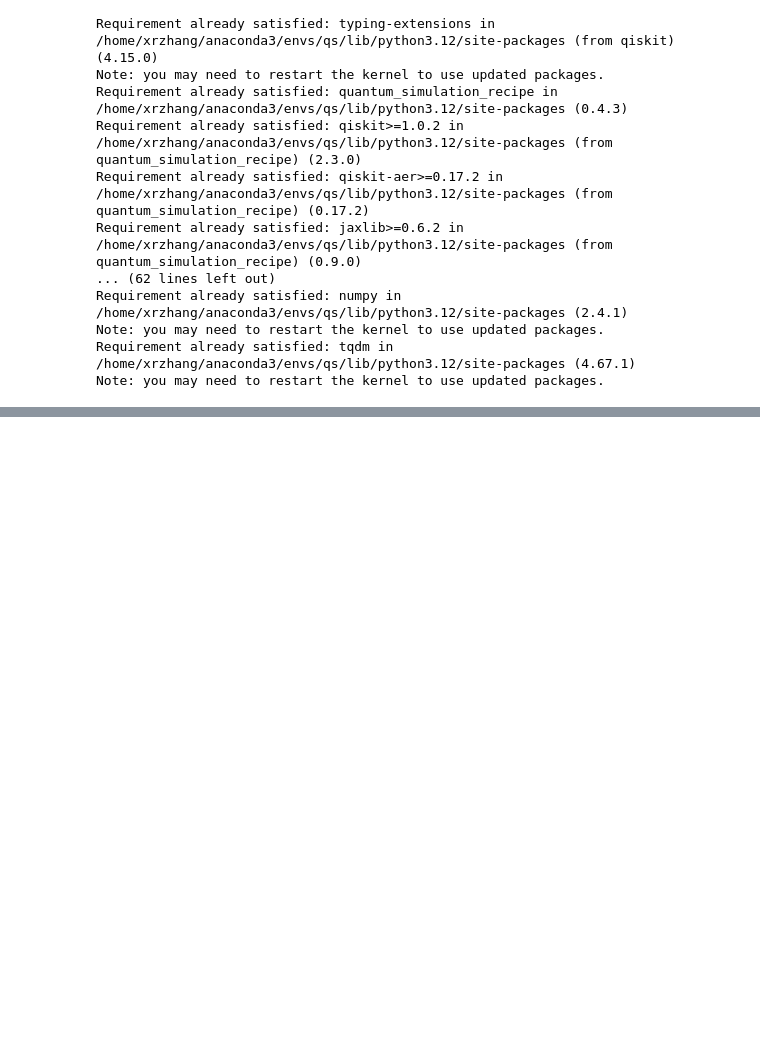
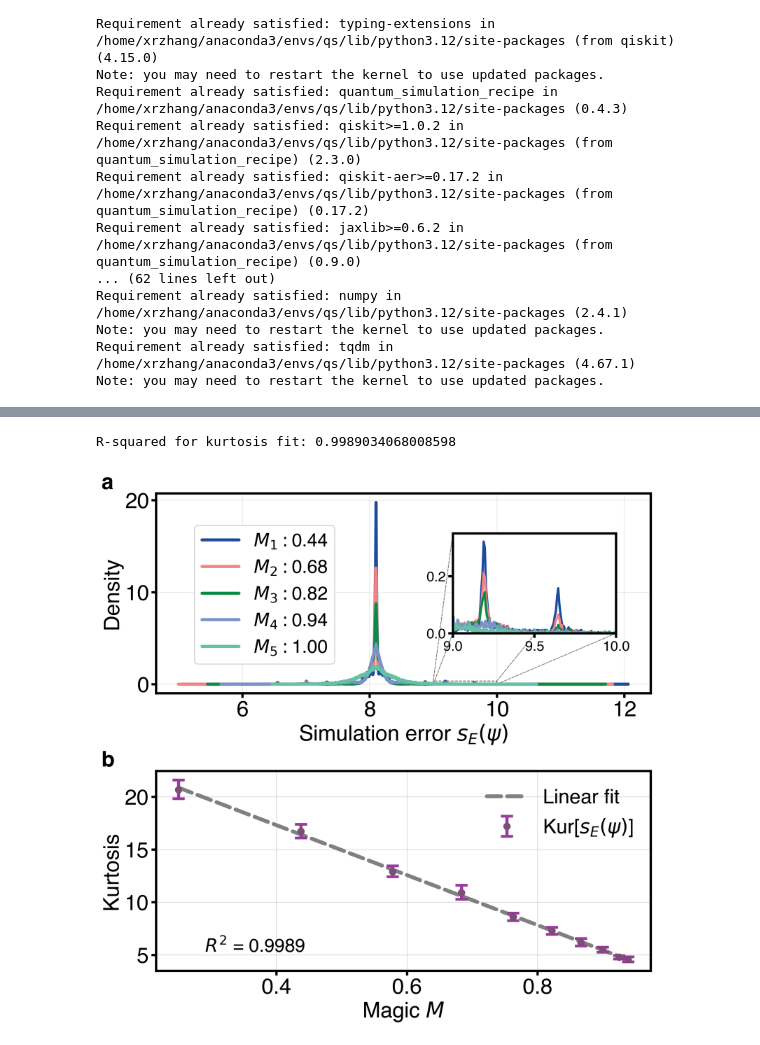
Before and after one commit to Xran-ZH/Quantum-Resource-and-Quantum-Simulation, a Jupyter notebook: kurtosis.ipynb, the cells around one changed output, grey strips where cells are left out. Cells and saved outputs as stored; diff of their text form; code cells hidden in the pictures; blank space fills up the shorter version.

```diff
--- a/kurtosis.ipynb
+++ b/kurtosis.ipynb
@@ -272,8 +274,8 @@ for j, mag in enumerate(magics_kurt):
     pbar.close()
     quantiles=[0.025,0.975]
     lower, upper = np.quantile(biases, quantiles)
-    Test_set[0,j]=-lower
-    Test_set[1,j]=upper
+    Test_set[1,j]=-lower
+    Test_set[0,j]=upper
 # %%
 
 # Create figure with two subplots side by side
@@ -357,35 +359,40 @@ con4 = ConnectionPatch(xyA=(zoom_x_max, zoom_y_max), xyB=(zoom_x_max, zoom_y_max
 ax_left.add_artist(con1)
 ax_left.add_artist(con2)
 ax_left.add_artist(con3)
 ax_left.add_artist(con4)
 
 # ========== RIGHT PLOT: KURTOSIS ==========
 colors_right = ['#E4A031', '#D68438', '#C76B60', '#B55384', '#7C4D77', '#474769', '#B2B6C1', '#4C7780', '#73A5A2', '#F6E2C1', '#F3DBC1', '#D6E2E2', '#F0EFED', '#E3BBED', '#26445E']
 
 # Fit and plot - EXACTLY as in kurtosis.py
 z1 = np.polyfit(magics_kurt, moments, 1)
 p1 = np.poly1d(z1)
+R_squared = np.corrcoef(moments, p1(magics_kurt))[0,1]**2
+print(f"R-squared for kurtosis fit: {R_squared}")
 moments_pre = p1(magics_kurt)
 ax_right.plot(magics_kurt, moments_pre, "--", color='gray', linewidth=5, label='Linear fit')
 
 
 ax_right.set_xlabel(r"Magic $M$", fontdict=fontprops)
 ax_right.set_ylabel(r"Kurtosis", fontdict=fontprops)
 ax_right.tick_params(axis='both', labelsize=ls)
 ax_right.grid(True, alpha=0.5)
 
 # Plot points - EXACTLY as in kurtosis.py
 # ax_right.plot(magics_kurt, moments, "o", markerfacecolor=colors_right[0],
 #               markeredgecolor=colors_right[4], markersize=12, markeredgewidth=3,label=r'Kur[$s_E(\psi)$]')
 ax_right.errorbar(magics_kurt, moments, yerr=np.array(Test_set), fmt='o',linestyle='None',ecolor="#993A9C",
                   elinewidth=4, capsize=8,linewidth=2,color=colors_right[0],markersize=6, markerfacecolor=colors_right[4],
-                  markeredgecolor=colors_right[4])
+                  markeredgecolor=colors_right[4],label=r'Kur[$s_E(\psi)$]')
 ax_right.legend(loc='best', fontsize=26, framealpha=0)
 # Add labels (a) and (b)
 for ax, label in zip([ax_left, ax_right], ['a', 'b']):
     ax.text(-0.11, 1.1, label, transform=ax.transAxes, fontsize=28, va='top', weight='bold')
-
+plt.text(0.2, 0.12, rf"$R^2$ = {R_squared:.4f}", ha='center', va='center', transform=ax_right.transAxes, fontsize=24)
 plt.savefig('combined_distributions_kurtosis.pdf', bbox_inches='tight', pad_inches=0.1,dpi=200,transparent=True)
+# %% [output]
+R-squared for kurtosis fit: 0.9989034068008598
+[figure, added]
 # %%
 def partEntropy(state, m):
     st = partial_trace(state, list(range(m)))
```
Also changed, not shown: parts of 4 cells of this notebook, 6 other files.
